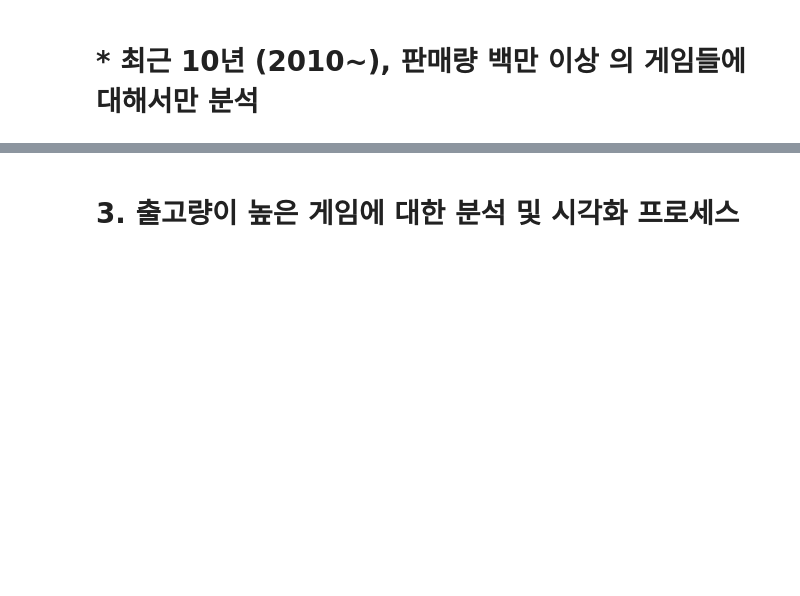
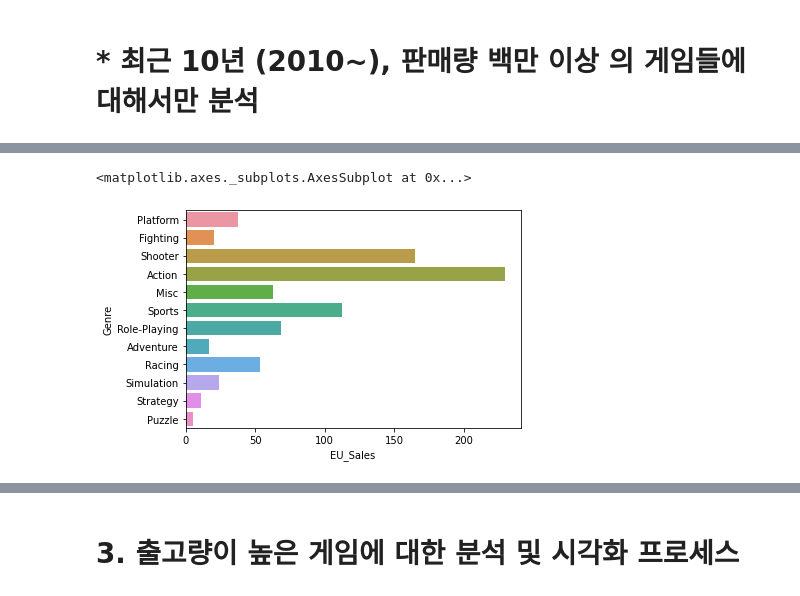
Before and after one commit to 93model/Game_sales_data, a Jupyter notebook: ai10_sc1_pro_김연식_재제출.ipynb, the cells around one changed output, grey strips where cells are left out. Drawn from its saved outputs; the diff is of its cells as text; code cells hidden in the pictures; blank space fills up the shorter version.

```diff
--- a/ai10_sc1_pro_김연식_재제출.ipynb
+++ b/ai10_sc1_pro_김연식_재제출.ipynb
@@ -303,0 +215,5 @@ sns.lineplot(data=df, x="Year", y="Sales")
+# %%
+sns.barplot(x='EU_Sales', y='Genre', data=df_new, ci=None,  estimator=sum)
+# %% [output]
+<matplotlib.axes._subplots.AxesSubplot at 0x...>
+[figure, added]
```
Also changed, not shown: parts of 63 cells of this notebook.
